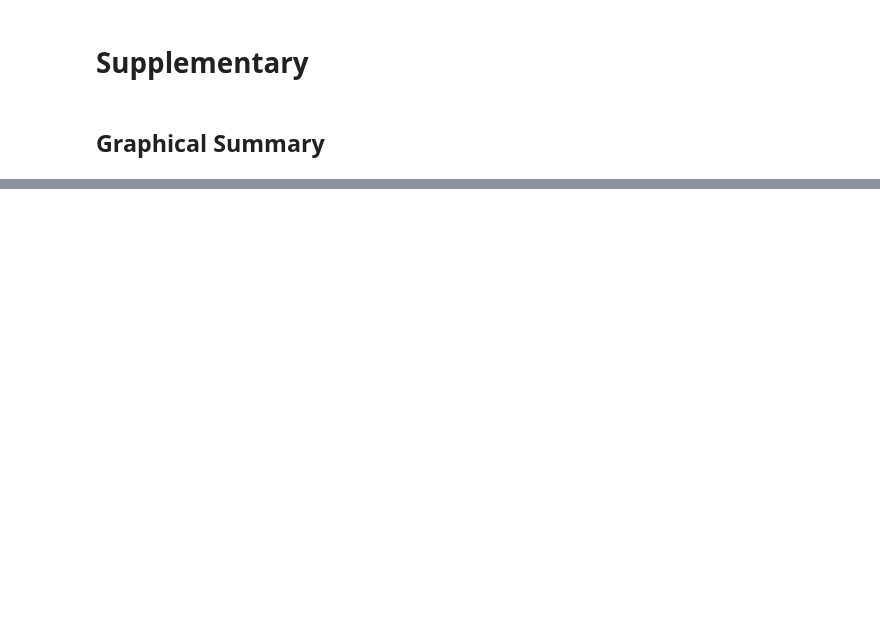
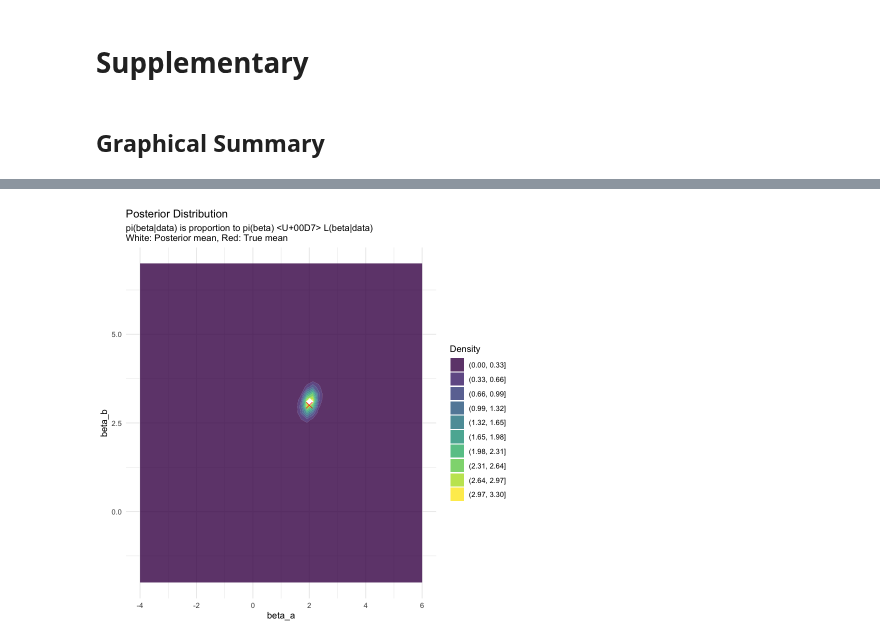
Before and after one commit to StatFunGen/statgen-prerequisites, a Jupyter notebook: Bayesian_multivariate_normal_mean_model.ipynb, the cells around one changed output, grey strips where cells are left out. Drawn from its saved outputs; the diff is of its cells as text; code cells hidden in the pictures; blank space fills up the shorter version.

```diff
--- a/Bayesian_multivariate_normal_mean_model.ipynb
+++ b/Bayesian_multivariate_normal_mean_model.ipynb
@@ -732,0 +629,17 @@ Sample size: 5
+# %%
+posterior_grid <- create_contour_data(posterior_mean, posterior_cov, xlim, ylim)
+p4 <- ggplot(posterior_grid, aes(x = X1, y = X2, z = density)) +
+  geom_contour_filled(alpha = 0.8, bins = 10) +
+  geom_point(data = data.frame(X1 = posterior_mean[1], X2 = posterior_mean[2]),
+             aes(x = X1, y = X2), color = "white", size = 4, shape = 18, inherit.aes = FALSE) +
+  geom_point(data = data.frame(X1 = true_mean[1], X2 = true_mean[2]),
+             aes(x = X1, y = X2), color = "red", size = 3, shape = 4, inherit.aes = FALSE) +
+  scale_fill_viridis_d(name = "Density") +
+  labs(title = "Posterior Distribution",
+       subtitle = "pi(beta|data) is proportion to pi(beta) × L(beta|data)\nWhite: Posterior mean, Red: True mean",
+       x = "beta_a", y = "beta_b") +
+  xlim(xlim) + ylim(ylim) +
+  theme_minimal()
+p4
+# %% [output]
+[figure, added]
```
Also changed, not shown: parts of 60 cells of this notebook, 13 other files.
